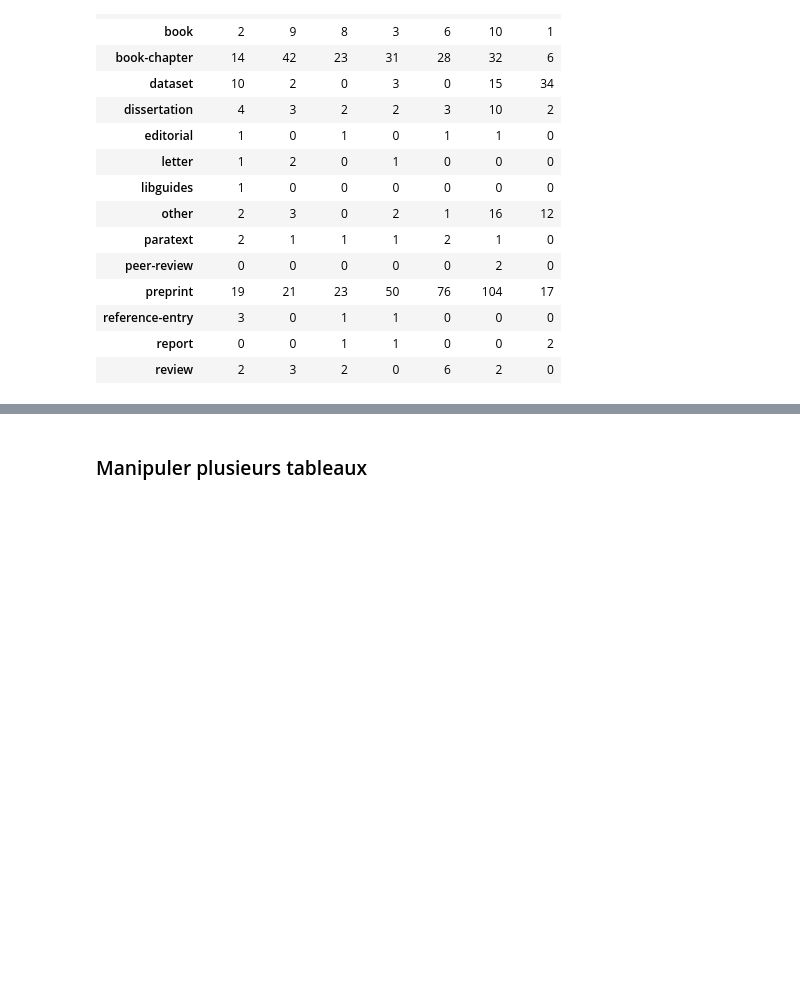
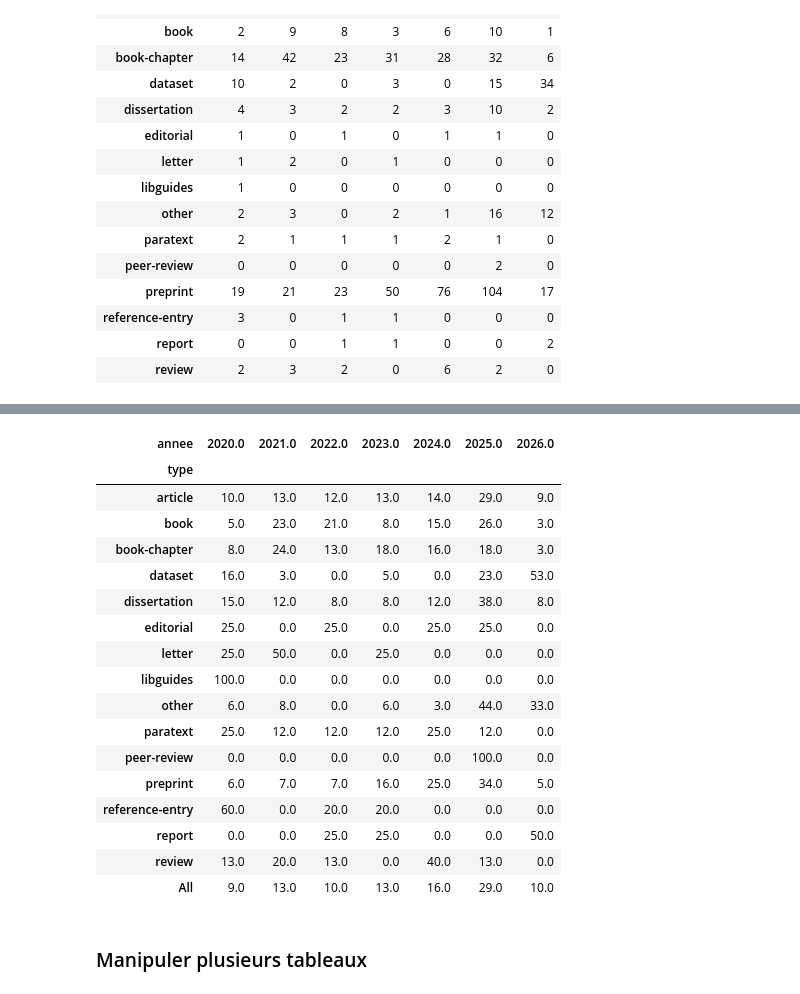
Before and after one commit to pyshs/CUSO2026, a Jupyter notebook: notebooks/pandas.ipynb, the cells around one changed output, grey strips where cells are left out. Saved outputs shown, nothing was run; the diff lists cells and outputs as text; code cells hidden in the pictures; blank space fills up the shorter version.

Commit message:
crosstab + point pwd/cd/ls

```diff
--- a/notebooks/pandas.ipynb
+++ b/notebooks/pandas.ipynb
@@ -313,3 +327,26 @@ df_recent.groupby("type")["annee"].value_counts().unstack().fillna(0).astype(int
+# %%
+# Exemple d'un tableau croisé pourcentages en ligne
+tab = pd.crosstab(df_recent["type"], df_recent["annee"], normalize="index", margins=True)
+tab.round(2)*100
+# %% [output]
+| annee | 2020.0 | 2021.0 | 2022.0 | 2023.0 | 2024.0 | 2025.0 | 2026.0 |
+| type |  |  |  |  |  |  |  |
+| article | 10.0 | 13.0 | 12.0 | 13.0 | 14.0 | 29.0 | 9.0 |
+| book | 5.0 | 23.0 | 21.0 | 8.0 | 15.0 | 26.0 | 3.0 |
+| book-chapter | 8.0 | 24.0 | 13.0 | 18.0 | 16.0 | 18.0 | 3.0 |
+| dataset | 16.0 | 3.0 | 0.0 | 5.0 | 0.0 | 23.0 | 53.0 |
+| dissertation | 15.0 | 12.0 | 8.0 | 8.0 | 12.0 | 38.0 | 8.0 |
+| editorial | 25.0 | 0.0 | 25.0 | 0.0 | 25.0 | 25.0 | 0.0 |
+| letter | 25.0 | 50.0 | 0.0 | 25.0 | 0.0 | 0.0 | 0.0 |
+| libguides | 100.0 | 0.0 | 0.0 | 0.0 | 0.0 | 0.0 | 0.0 |
+| other | 6.0 | 8.0 | 0.0 | 6.0 | 3.0 | 44.0 | 33.0 |
+| paratext | 25.0 | 12.0 | 12.0 | 12.0 | 25.0 | 12.0 | 0.0 |
+| peer-review | 0.0 | 0.0 | 0.0 | 0.0 | 0.0 | 100.0 | 0.0 |
+| preprint | 6.0 | 7.0 | 7.0 | 16.0 | 25.0 | 34.0 | 5.0 |
+| reference-entry | 60.0 | 0.0 | 20.0 | 20.0 | 0.0 | 0.0 | 0.0 |
+| report | 0.0 | 0.0 | 25.0 | 25.0 | 0.0 | 0.0 | 50.0 |
+| review | 13.0 | 20.0 | 13.0 | 0.0 | 40.0 | 13.0 | 0.0 |
+| All | 9.0 | 13.0 | 10.0 | 13.0 | 16.0 | 29.0 | 10.0 |
 # %% [markdown]
 ### Manipuler plusieurs tableaux
 # %%
```
Also changed, not shown: parts of 6 cells of this notebook.
